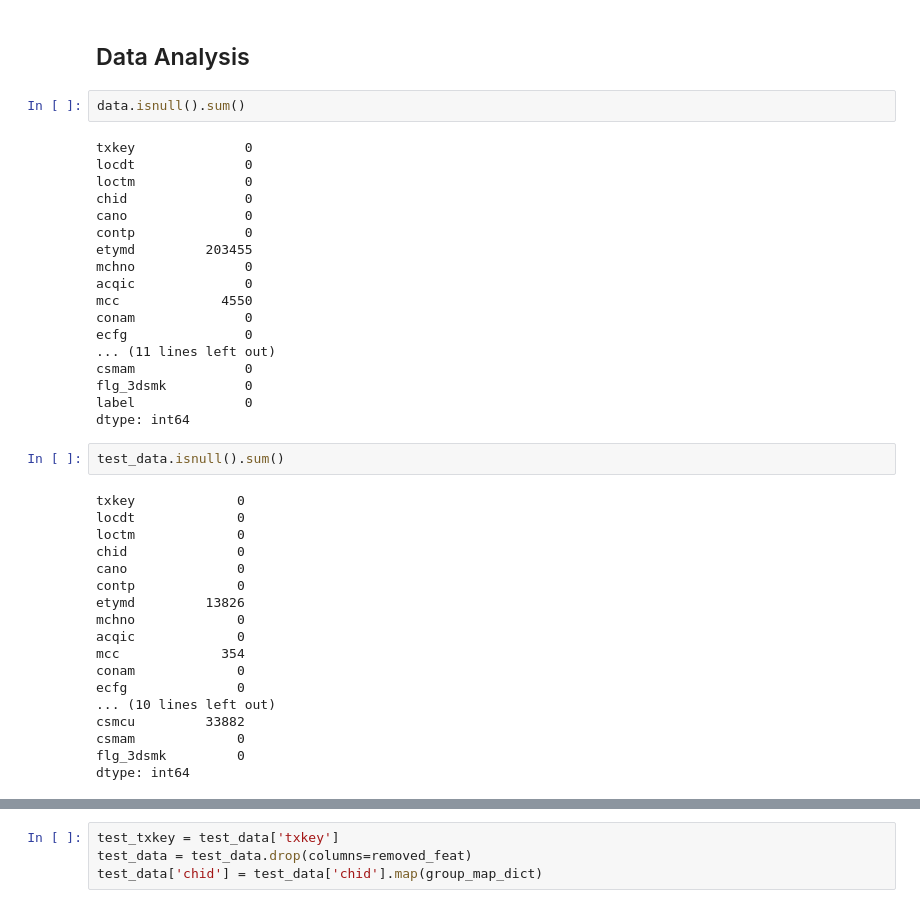
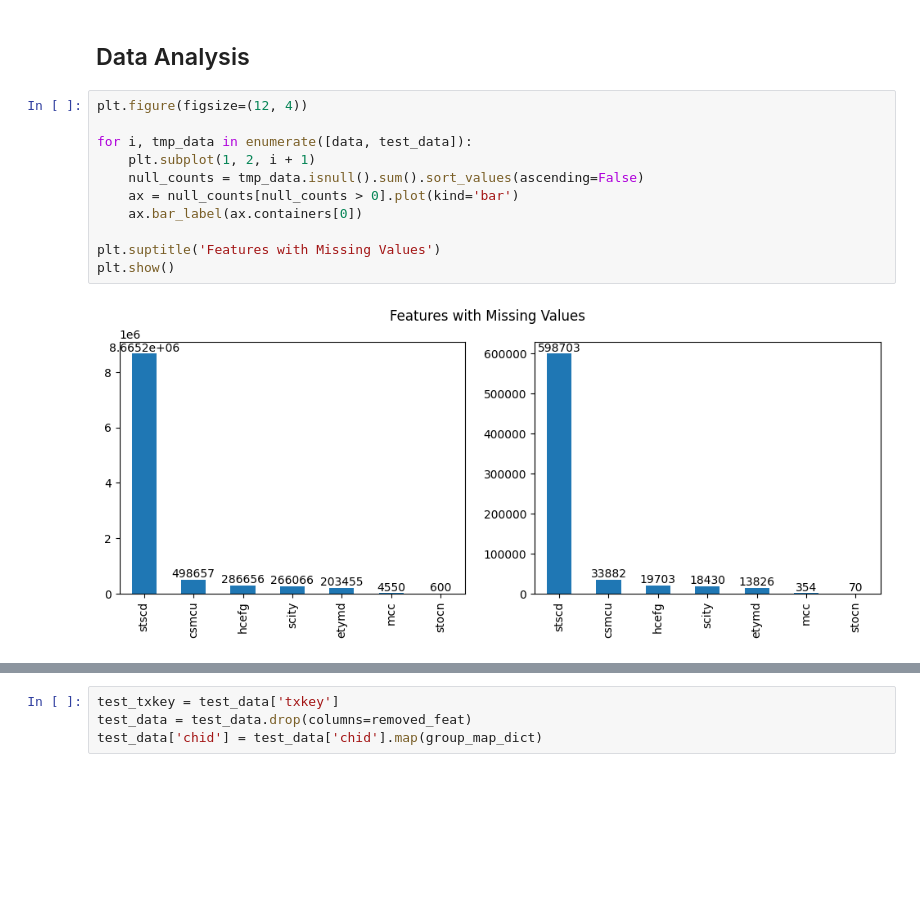
Before and after one commit to Alan-Kuan/ESun-Competition-2023, a Jupyter notebook: experiment.ipynb, the cells around one changed output, grey strips where cells are left out. Drawn from its saved outputs; the diff is of its cells as text; blank space fills up the shorter version.

```diff
--- a/experiment.ipynb
+++ b/experiment.ipynb
@@ -16,43 +18,16 @@ group_map = pd.read_csv('./preprocess_data/output.txt', header=None, delimiter='
 group_map_dict = group_map.set_index(0)[1].to_dict()
 # %% [markdown]
 ## Data Analysis
-# %%
-data.isnull().sum()
-# %% [output]
-txkey              0
-locdt              0
-loctm              0
-chid               0
-cano               0
-contp              0
-etymd         203455
-mchno              0
-acqic              0
-mcc             4550
-conam              0
-ecfg               0
-... (11 lines left out)
-csmam              0
-flg_3dsmk          0
-label              0
-dtype: int64
-# %%
-test_data.isnull().sum()
-# %% [output]
-txkey             0
-locdt             0
-loctm             0
-chid              0
-cano              0
-contp             0
-etymd         13826
-mchno             0
-acqic             0
-mcc             354
-conam             0
-ecfg              0
-... (10 lines left out)
-csmcu         33882
-csmam             0
-flg_3dsmk         0
-dtype: int64
+# %%
+plt.figure(figsize=(12, 4))
+
+for i, tmp_data in enumerate([data, test_data]):
+    plt.subplot(1, 2, i + 1)
+    null_counts = tmp_data.isnull().sum().sort_values(ascending=False)
+    ax = null_counts[null_counts > 0].plot(kind='bar')
+    ax.bar_label(ax.containers[0])
+
+plt.suptitle('Features with Missing Values')
+plt.show()
+# %% [output]
+[figure, added]
```
Also changed, not shown: parts of 21 cells of this notebook.
